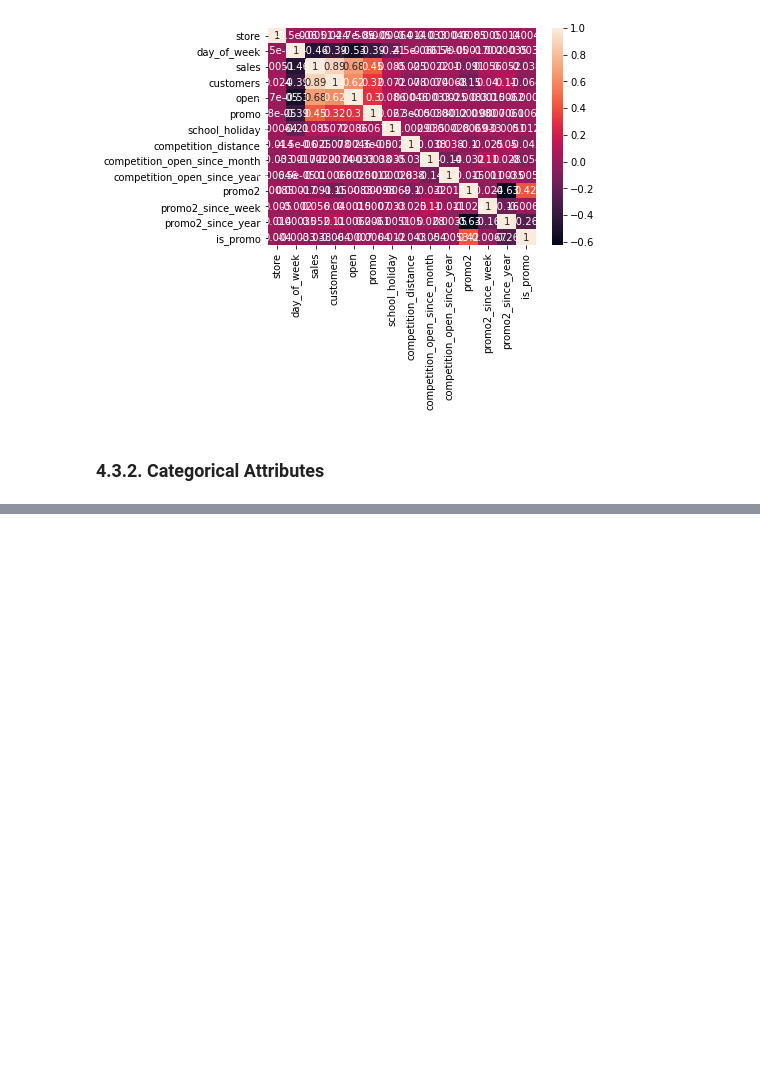
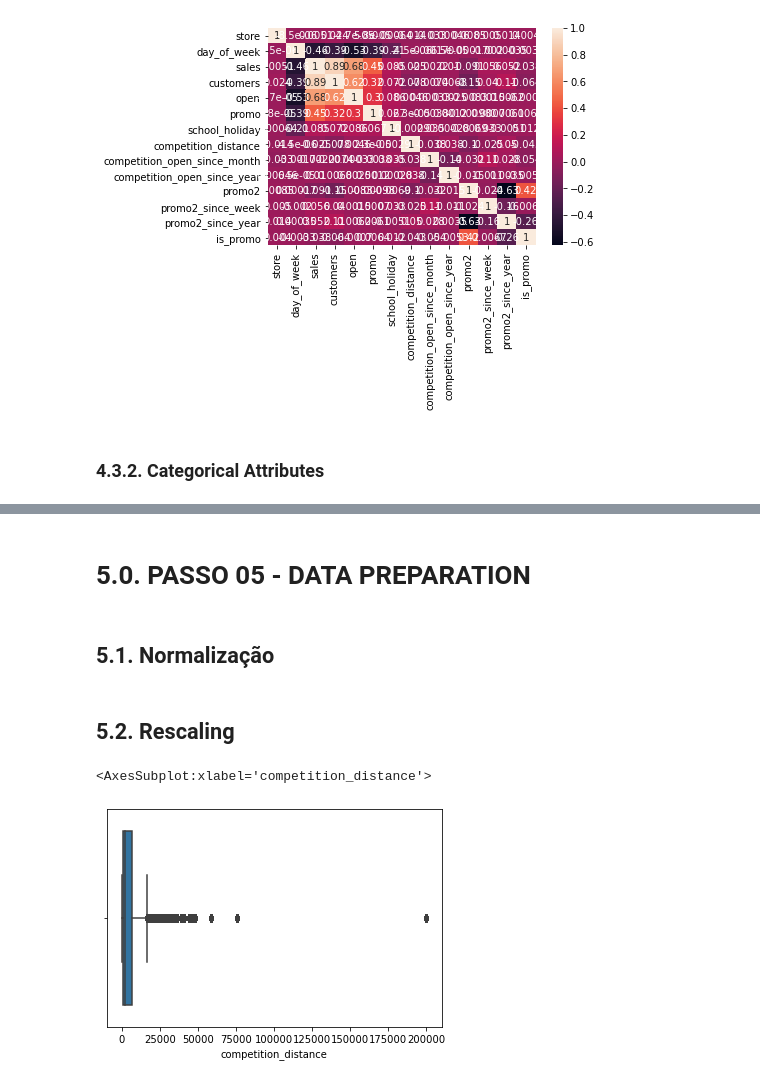
Before and after one commit to MarlonMuller/DataScience_Em_Producao, a Jupyter notebook: m04_v01_store_sales_prediction.ipynb, the cells around one changed output, grey strips where cells are left out. Drawn from its saved outputs; the diff is of its cells as text; code cells hidden in the pictures; blank space fills up the shorter version.

```diff
--- a/m04_v01_store_sales_prediction.ipynb
+++ b/m04_v01_store_sales_prediction.ipynb
@@ -789,0 +774,8 @@ sns.heatmap( d, annot=True)
+# %% [markdown]
+# 5.0. PASSO 05 - DATA PREPARATION
+# %%
+df5 = df4.copy()
+# %% [markdown]
+## 5.1. Normalização
+# %% [markdown]
+## 5.2. Rescaling
@@ -789,0 +784,5 @@ sns.heatmap( d, annot=True)
+# %%
+sns.boxplot( df5['competition_distance'] )
+# %% [output]
+<AxesSubplot:xlabel='competition_distance'>
+[figure, added]
```
Also changed, not shown: parts of 20 cells of this notebook.
